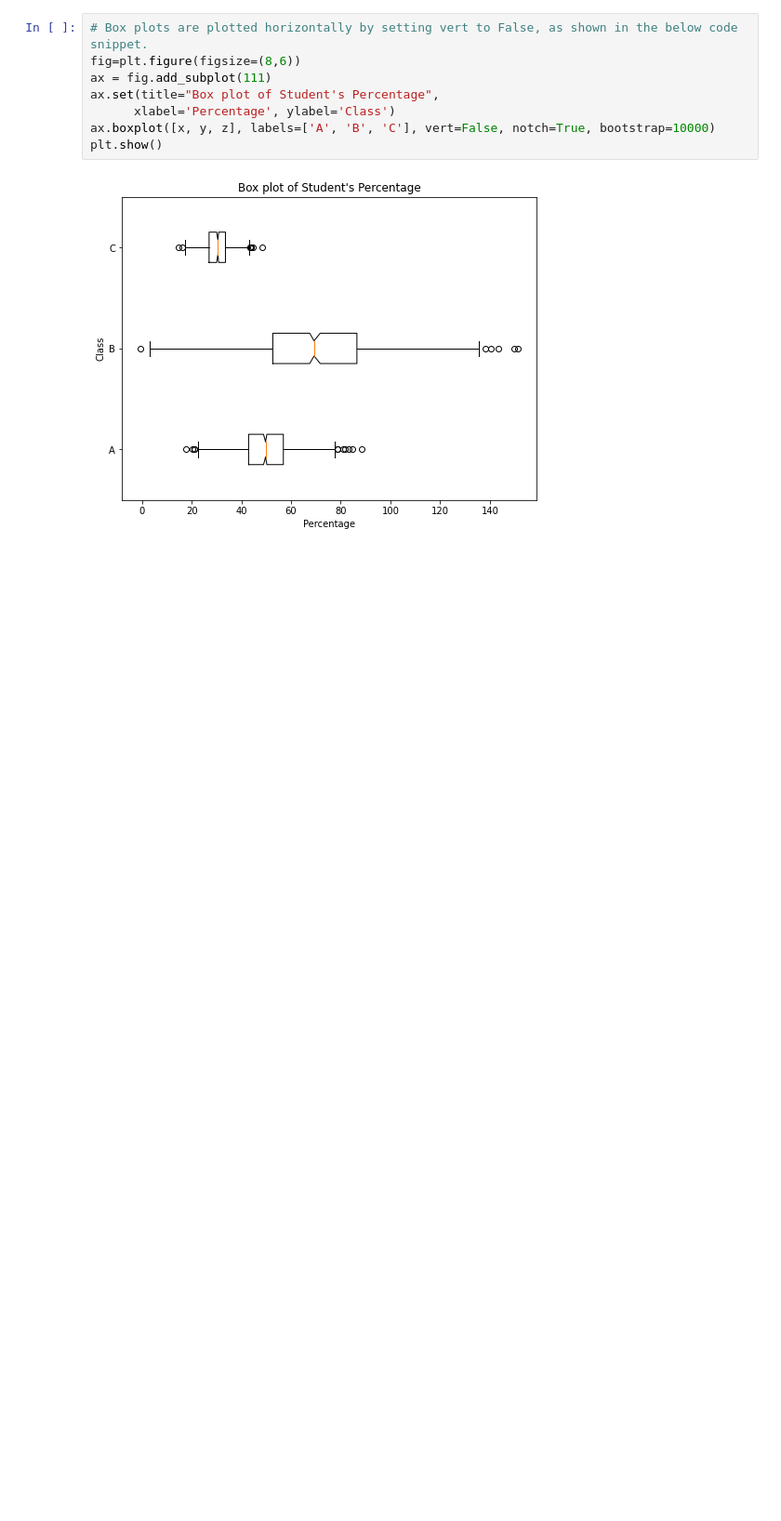
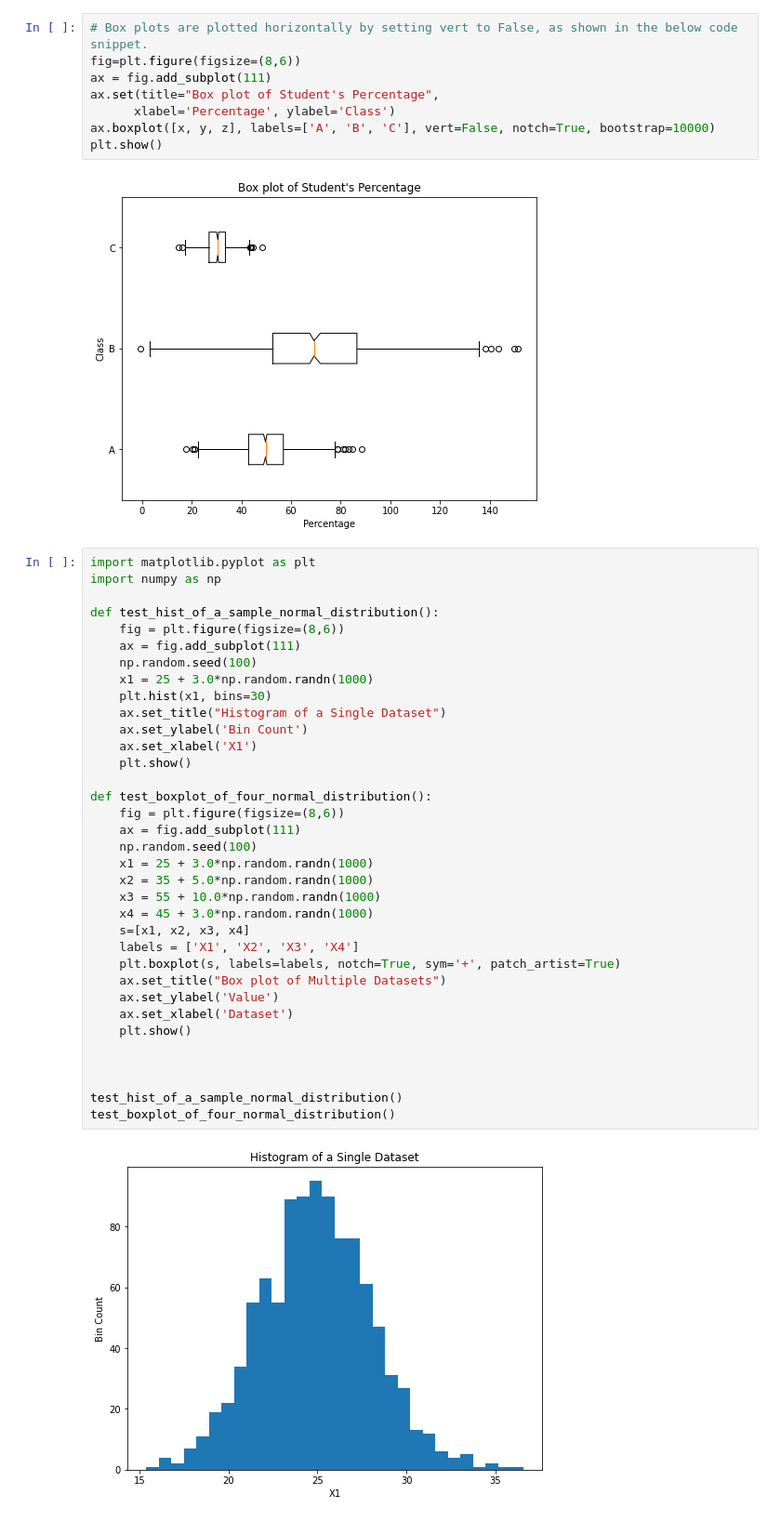
Before and after one commit to vvtrip/ml_manifestations, a Jupyter notebook: 7_tools/9_matplotlib.ipynb, the cells around one changed output. Shown at 93% size. Cells and saved outputs as stored; diff of their text form; blank space fills up the shorter version.

Commit message:
adds exercise on histogram and boxplot

```diff
--- a/7_tools/9_matplotlib.ipynb
+++ b/7_tools/9_matplotlib.ipynb
@@ -679,3 +679,40 @@ ax.boxplot([x, y, z], labels=['A', 'B', 'C'], vert=False, notch=True, bootstrap=
 plt.show()
 # %% [output]
 [figure]
+# %%
+import matplotlib.pyplot as plt
+import numpy as np
+
+def test_hist_of_a_sample_normal_distribution():
+    fig = plt.figure(figsize=(8,6))
+    ax = fig.add_subplot(111)
+    np.random.seed(100)
+    x1 = 25 + 3.0*np.random.randn(1000)
+    plt.hist(x1, bins=30)
+    ax.set_title("Histogram of a Single Dataset")
+    ax.set_ylabel('Bin Count')
+    ax.set_xlabel('X1')
+    plt.show()
+
+def test_boxplot_of_four_normal_distribution():
+    fig = plt.figure(figsize=(8,6))
+    ax = fig.add_subplot(111)
+    np.random.seed(100)
+    x1 = 25 + 3.0*np.random.randn(1000)
+    x2 = 35 + 5.0*np.random.randn(1000)
+    x3 = 55 + 10.0*np.random.randn(1000)
+    x4 = 45 + 3.0*np.random.randn(1000)
+    s=[x1, x2, x3, x4]
+    labels = ['X1', 'X2', 'X3', 'X4']
+    plt.boxplot(s, labels=labels, notch=True, sym='+', patch_artist=True)
+    ax.set_title("Box plot of Multiple Datasets")
+    ax.set_ylabel('Value')
+    ax.set_xlabel('Dataset')
+    plt.show()
+
+
+
+test_hist_of_a_sample_normal_distribution()
+test_boxplot_of_four_normal_distribution()
+# %% [output]
+[figure, added]
```
Also changed, not shown: parts of 1 cell of this notebook.
